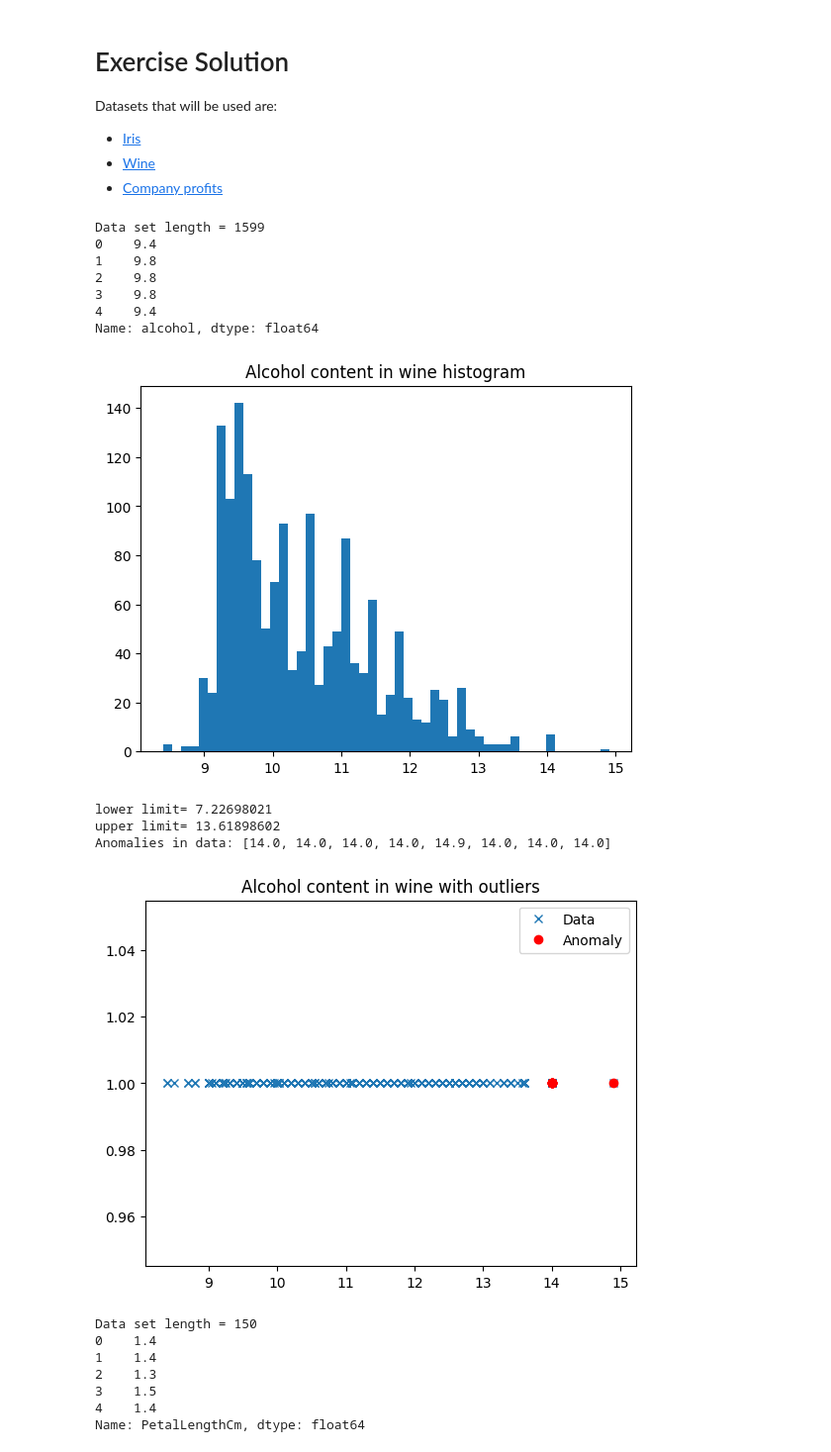
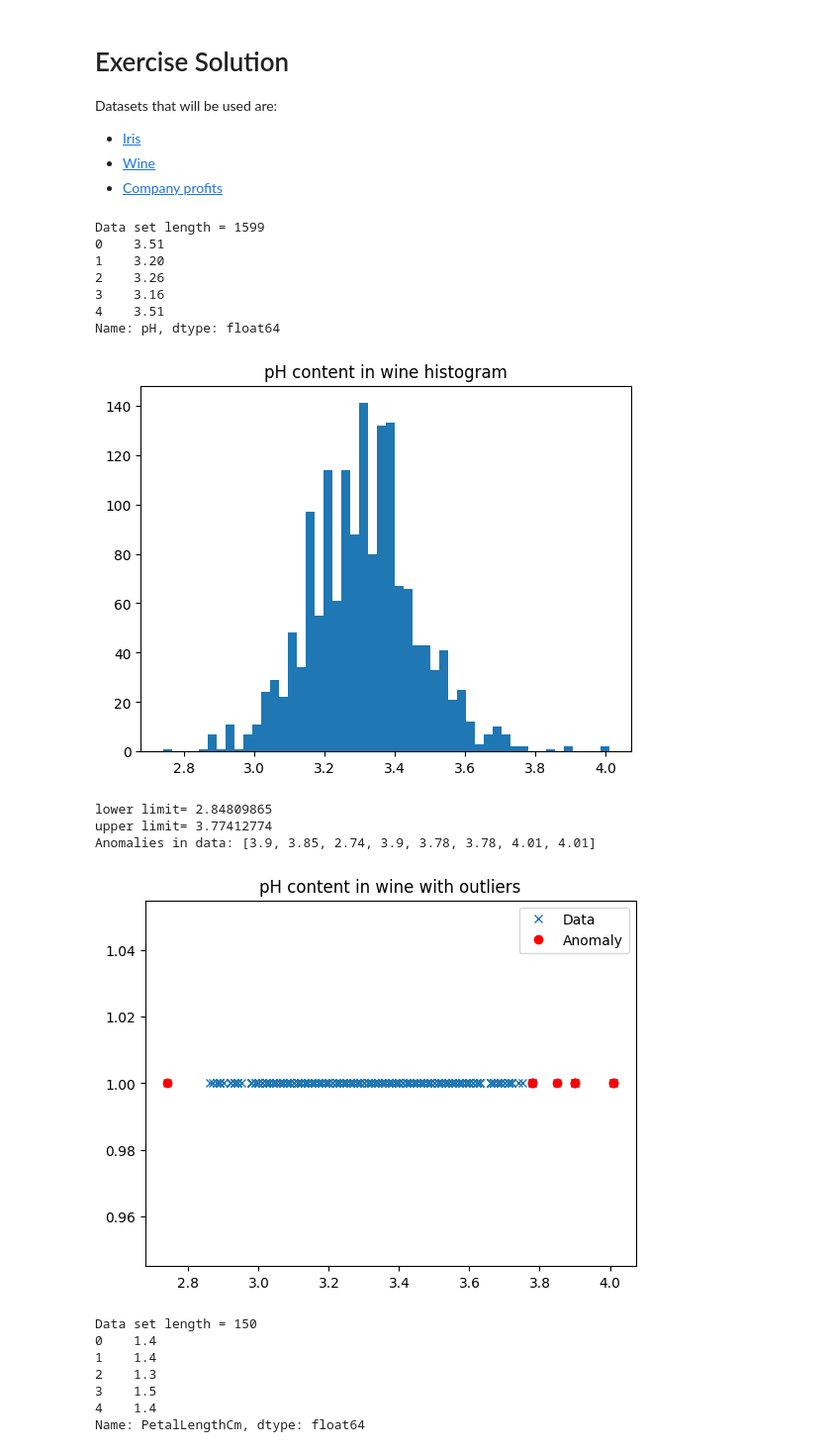
Before and after one commit to MaxHam/AML, a Jupyter notebook: Ex1.StdDev.ipynb, the cells around one changed output. Shown: that part at 99% size. Cells and saved outputs as stored; diff of their text form; code cells hidden in the pictures.

```diff
--- a/Ex1.StdDev.ipynb
+++ b/Ex1.StdDev.ipynb
@@ -135,26 +135,26 @@ def plot_anomalies(data, title):
 # %%
 # Wine data
 
-# We are going to selec the "alcohol" column for further analysis
-alcohol = wine_data['alcohol']
+# We are going to selec the "pH" column for further analysis
+pH = wine_data['pH']
 
-vis_data_hist(alcohol, 'Alcohol content in wine histogram')
+vis_data_hist(pH, 'pH content in wine histogram')
 
 # Looking at the histogram, it seems like the data is not normally distributed
-plot_anomalies(alcohol, 'Alcohol content in wine with outliers')
+plot_anomalies(pH, 'pH content in wine with outliers')
 # %% [output]
 Data set length = 1599
-0    9.4
-1    9.8
-2    9.8
-3    9.8
-4    9.4
-Name: alcohol, dtype: float64
+0    3.51
+1    3.20
+2    3.26
+3    3.16
+4    3.51
+Name: pH, dtype: float64
-[figure, old version]
+[figure, new version]
-lower limit= 7.22698021
-upper limit= 13.61898602
-Anomalies in data: [14.0, 14.0, 14.0, 14.0, 14.9, 14.0, 14.0, 14.0]
+lower limit= 2.84809865
+upper limit= 3.77412774
+Anomalies in data: [3.9, 3.85, 2.74, 3.9, 3.78, 3.78, 4.01, 4.01]
-[figure, old version]
+[figure, new version]
 # %%
 # Iris data
 
```
Also changed, not shown: parts of 2 cells of this notebook, 2 other files.
